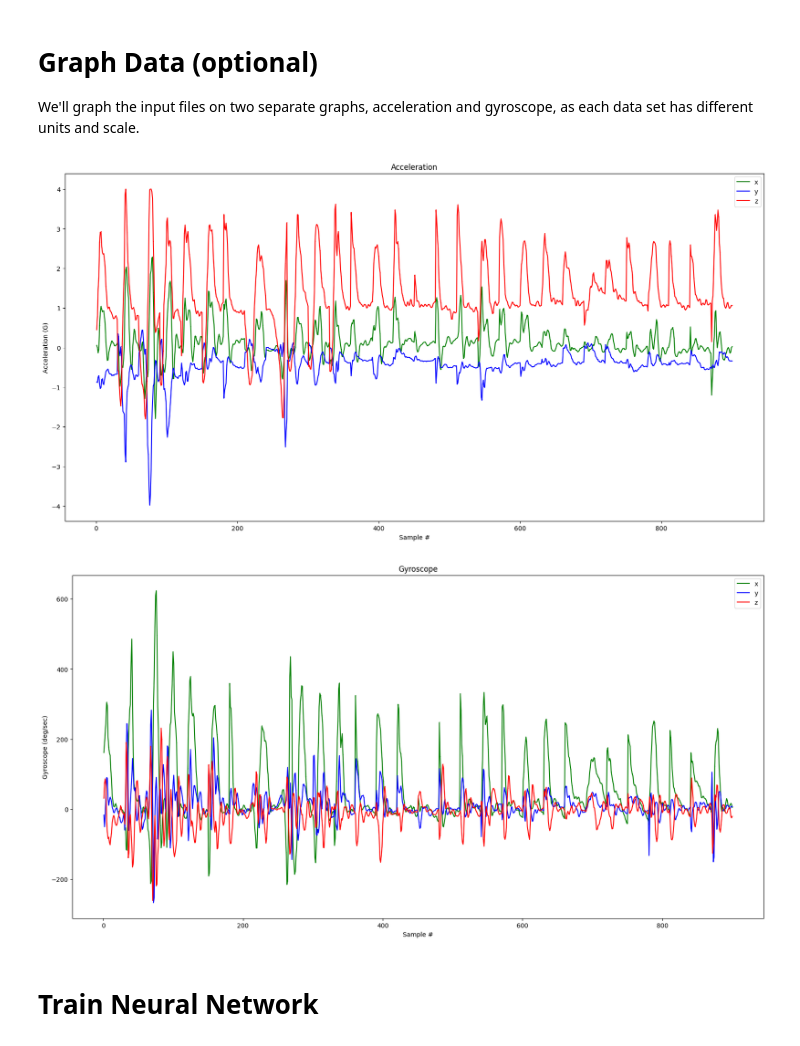
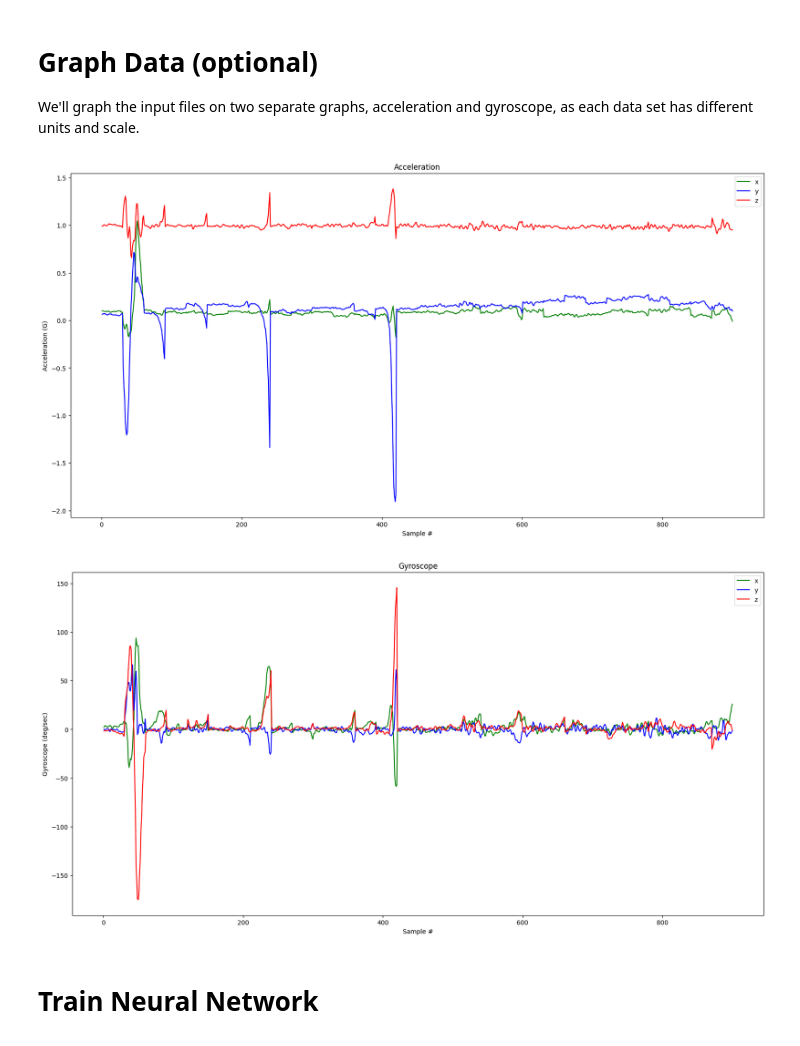
Before and after one commit to JinPingOu/remote_robot_control_by_gesture, a Jupyter notebook: Gesture_Training/arduino_tinyml_workshop.ipynb, the cells around one changed output. Cells and saved outputs as stored; diff of their text form; code cells hidden in the pictures.

```diff
--- a/Gesture_Training/arduino_tinyml_workshop.ipynb
+++ b/Gesture_Training/arduino_tinyml_workshop.ipynb
@@ -55,36 +47,36 @@ We'll graph the input files on two separate graphs, acceleration and gyroscope,
 # %%
 import matplotlib.pyplot as plt
 import numpy as np
 import pandas as pd
 
-filename = "down.csv"
+filename = "back.csv"
 
 df = pd.read_csv("/content/" + filename)
 
 index = range(1, len(df['aX']) + 1)
 
 plt.rcParams["figure.figsize"] = (20,10)
 
 plt.plot(index, df['aX'], 'g.', label='x', linestyle='solid', marker=',')
 plt.plot(index, df['aY'], 'b.', label='y', linestyle='solid', marker=',')
 plt.plot(index, df['aZ'], 'r.', label='z', linestyle='solid', marker=',')
 plt.title("Acceleration")
 plt.xlabel("Sample #")
 plt.ylabel("Acceleration (G)")
 plt.legend()
 plt.show()
 
 plt.plot(index, df['gX'], 'g.', label='x', linestyle='solid', marker=',')
 plt.plot(index, df['gY'], 'b.', label='y', linestyle='solid', marker=',')
 plt.plot(index, df['gZ'], 'r.', label='z', linestyle='solid', marker=',')
 plt.title("Gyroscope")
 plt.xlabel("Sample #")
 plt.ylabel("Gyroscope (deg/sec)")
 plt.legend()
 plt.show()
 # %% [output]
-[figure, old version]
+[figure, new version]
-[figure, old version]
+[figure, new version]
 # %% [markdown]
 # Train Neural Network
 # %% [markdown]
```
Also changed, not shown: parts of 9 cells of this notebook.
